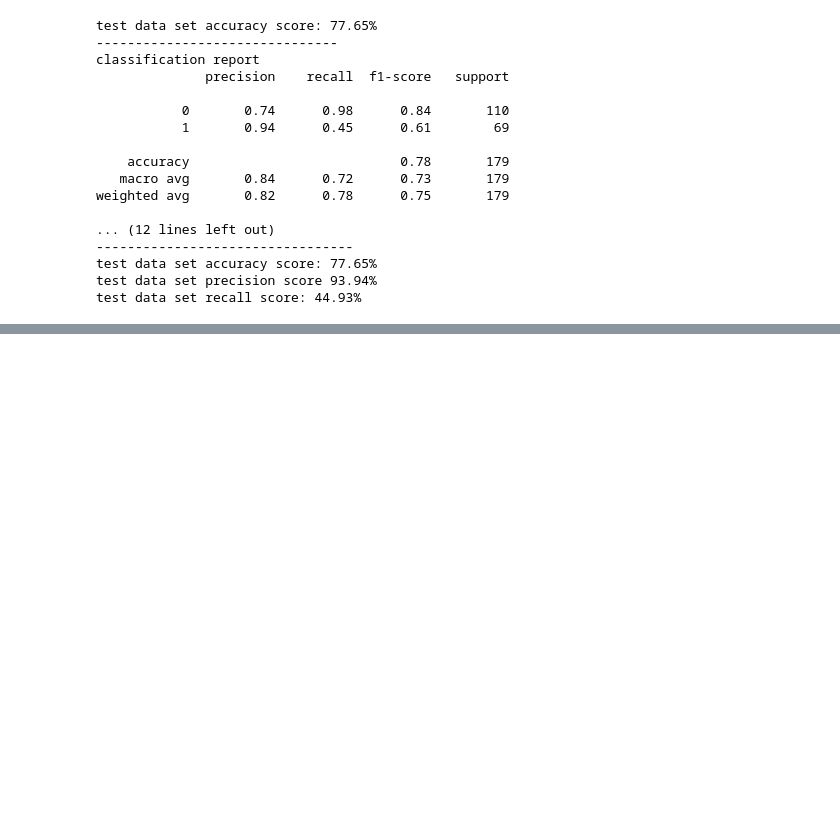
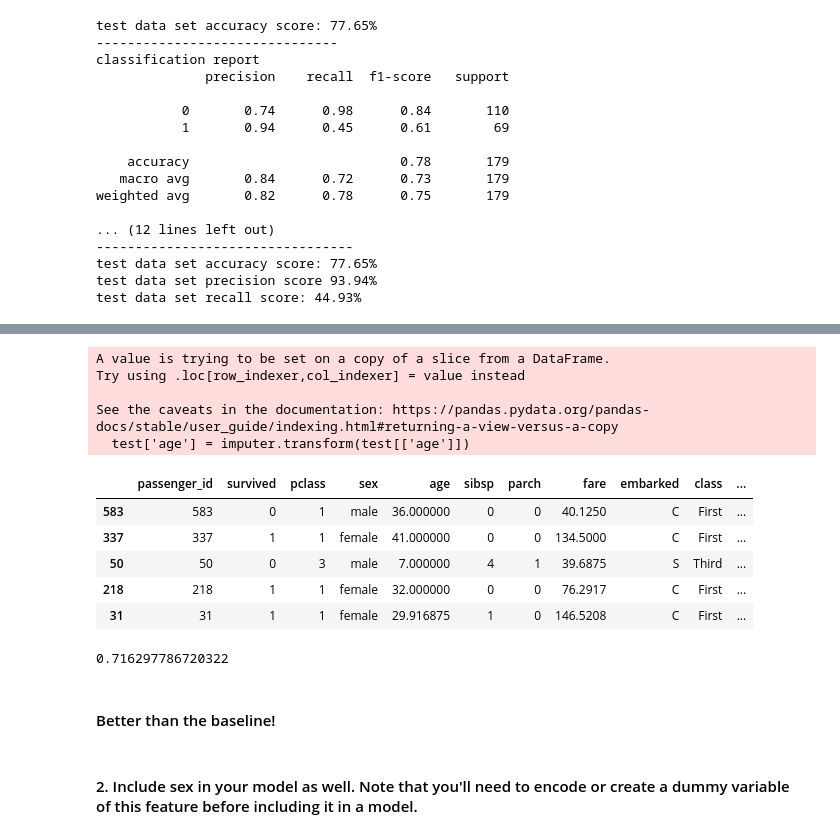
Before and after one commit to HeatherOrtegaMcMillan/classification-exercises, a Jupyter notebook: model.ipynb, the cells around one changed output, grey strips where cells are left out. Saved outputs shown, nothing was run; the diff lists cells and outputs as text; code cells hidden in the pictures; blank space fills up the shorter version.

```diff
--- a/model.ipynb
+++ b/model.ipynb
@@ -986,0 +1003,18 @@ test data set recall score: 44.93%
+# %%
+# import titanic dataset with age column
+train, validate, test = prepare.prep_titanic(acquire.get_titanic_data())
+# %% [output]
+A value is trying to be set on a copy of a slice from a DataFrame.
+Try using .loc[row_indexer,col_indexer] = value instead
+
+See the caveats in the documentation: https://pandas.pydata.org/pandas-docs/stable/user_guide/indexing.html#returning-a-view-versus-a-copy
+  test['age'] = imputer.transform(test[['age']])
+# %%
+train.head()
+# %% [output]
+|  | passenger_id | survived | pclass | sex | age | sibsp | parch | fare | embarked | class | ... |
+| 583 | 583 | 0 | 1 | male | 36.000000 | 0 | 0 | 40.1250 | C | First | ... |
+| 337 | 337 | 1 | 1 | female | 41.000000 | 0 | 0 | 134.5000 | C | First | ... |
+| 50 | 50 | 0 | 3 | male | 7.000000 | 4 | 1 | 39.6875 | S | Third | ... |
+| 218 | 218 | 1 | 1 | female | 32.000000 | 0 | 0 | 76.2917 | C | First | ... |
+| 31 | 31 | 1 | 1 | female | 29.916875 | 1 | 0 | 146.5208 | C | First | ... |
@@ -986,0 +1027,10 @@ test data set recall score: 44.93%
+# %%
+logmodel1 = LogisticRegression(random_state=123)
+logmodel1.fit(X_train, y_train)
+logmodel1.score(X_train, y_train)
+# %% [output]
+0.716297786720322
+# %% [markdown]
+#### Better than the baseline!
+# %% [markdown]
+#### 2. Include sex in your model as well. Note that you'll need to encode or create a dummy variable of this feature before including it in a model.
```
Also changed, not shown: parts of 19 cells of this notebook.
